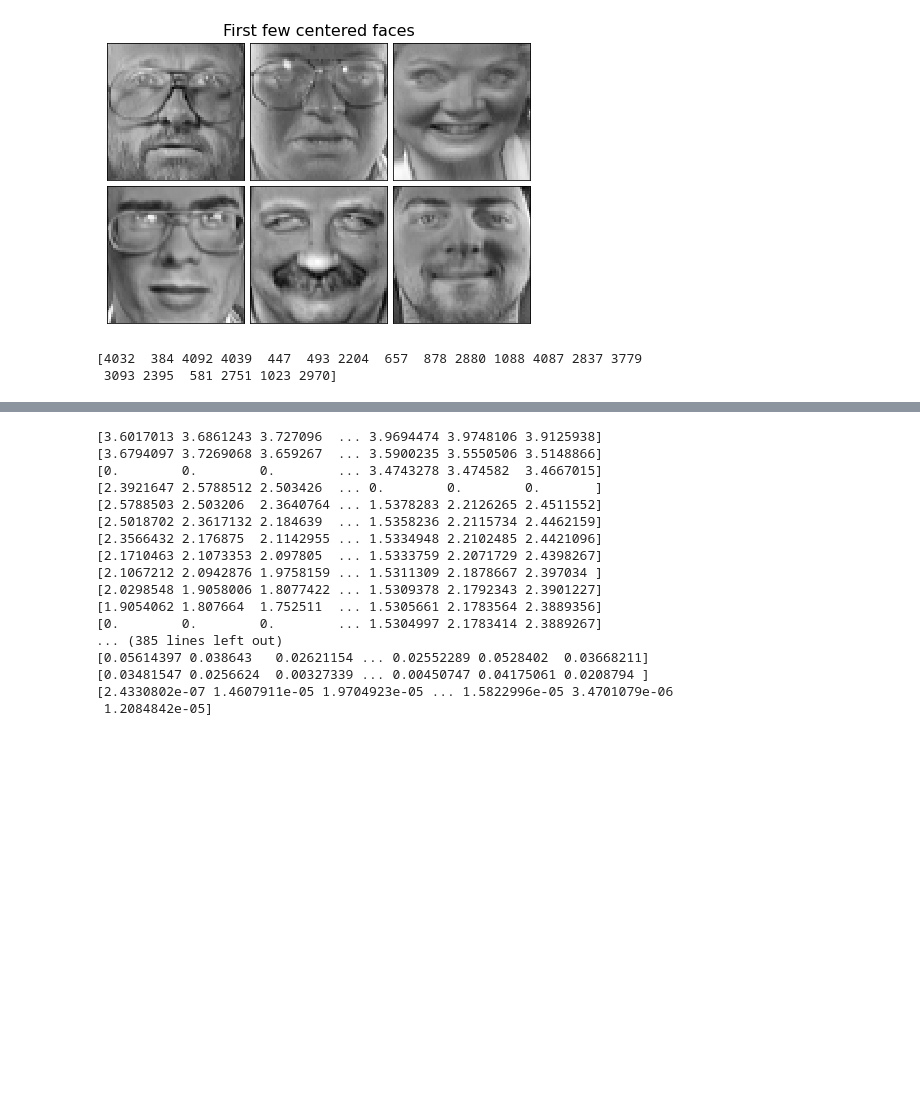
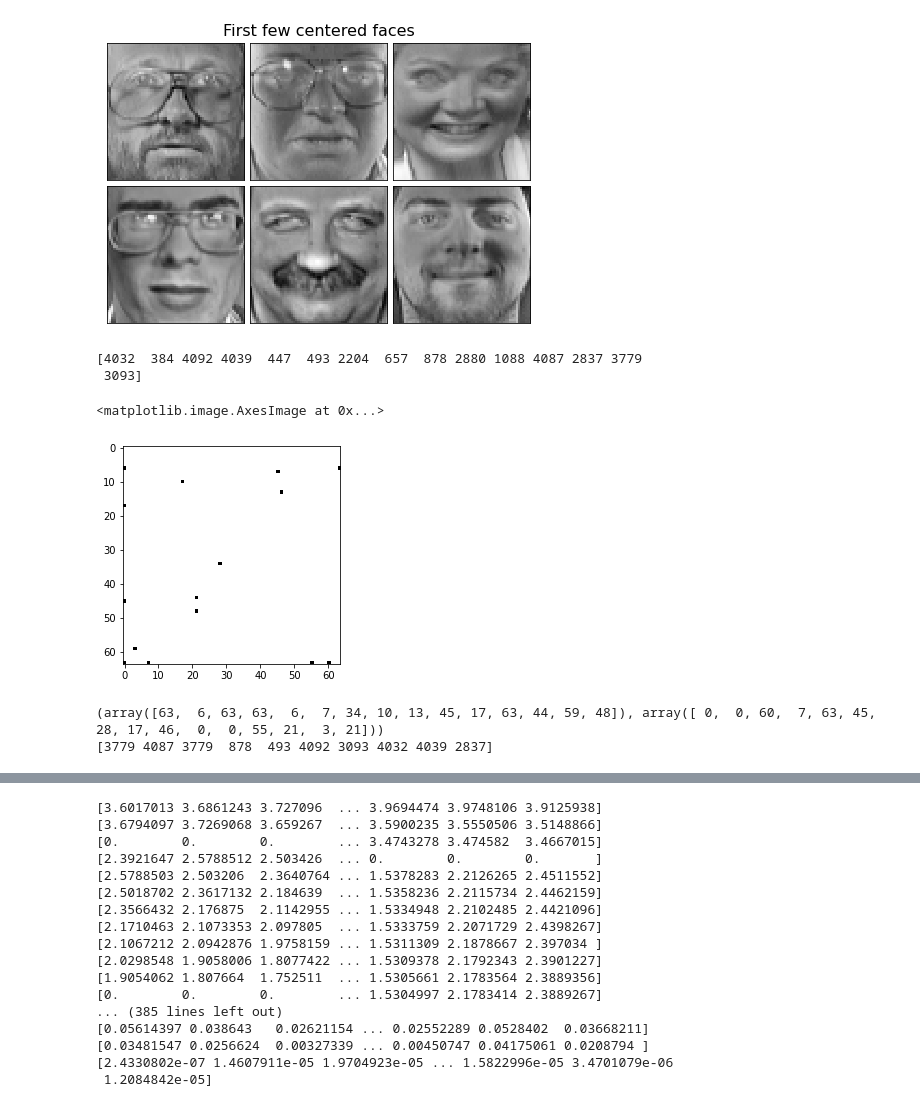
Before and after one commit to dynamicslab/pysensors, a Jupyter notebook: examples/region_optimal.ipynb, the cells around one changed output, grey strips where cells are left out. Cells and saved outputs as stored; diff of their text form; code cells hidden in the pictures; blank space fills up the shorter version.

```diff
--- a/examples/region_optimal.ipynb
+++ b/examples/region_optimal.ipynb
@@ -54,7 +54,7 @@ plot_gallery("First few centered faces", X[:n_components])
 #Find all sensor locations using built in QR optimizer
 #max_const_sensors = 230
 #n_const_sensors = 2
-n_sensors = 20
+n_sensors = 15
 optimizer  = ps.optimizers.QR()
 model = ps.SSPOR(optimizer=optimizer, n_sensors=n_sensors)
 model.fit(X)
@@ -66,4 +66,34 @@ print(top_sensors0)
 #print('Unconstrained Optimal sensors, n = {}, {}'.format(len(top_sensors0),top_sensors0))
 # %% [output]
 [4032  384 4092 4039  447  493 2204  657  878 2880 1088 4087 2837 3779
- 3093 2395  581 2751 1023 2970]
+ 3093]
+# %%
+img = np.zeros(n_features)
+img[top_sensors0] = 16
+fig,ax = plt.subplots(1)
+ax.set_aspect('equal')
+ax.imshow(img.reshape(image_shape),cmap=plt.cm.binary)
+# %% [output]
+<matplotlib.image.AxesImage at 0x...>
+[figure, added]
+# %%
+a = np.unravel_index(top_sensors0, (nx,ny))
+print(a)
+violated_sensorsx =[]
+violated_sensorsy =[]
+for j in range(len(top_sensors0)):
+    x_cord = a[0][j]
+    y_cord = a[1][j]
+    for i in range(len(top_sensors0)):
+        if ((a[0][i]-x_cord)**2 + (a[1][i]-y_cord)**2) < r**2 and i!=j:
+            violated_sensorsx.append(a[0][i])
+            violated_sensorsy.append(a[1][i])
+violated_sensorsx = np.array(violated_sensorsx)
+violated_sensorsy = np.array(violated_sensorsy)
+violated_sensors_array = np.stack((violated_sensorsx, violated_sensorsy), axis=1)
+violated_sensors_tuple = np.transpose(violated_sensors_array)
+idx_violated = np.ravel_multi_index(violated_sensors_tuple, (nx,ny))
+print(idx_violated)
+# %% [output]
+(array([63,  6, 63, 63,  6,  7, 34, 10, 13, 45, 17, 63, 44, 59, 48]), array([ 0,  0, 60,  7, 63, 45, 28, 17, 46,  0,  0, 55, 21,  3, 21]))
+[3779 4087 3779  878  493 4092 3093 4032 4039 2837]
```
Also changed, not shown: parts of 1 cell of this notebook, 2 other files.
